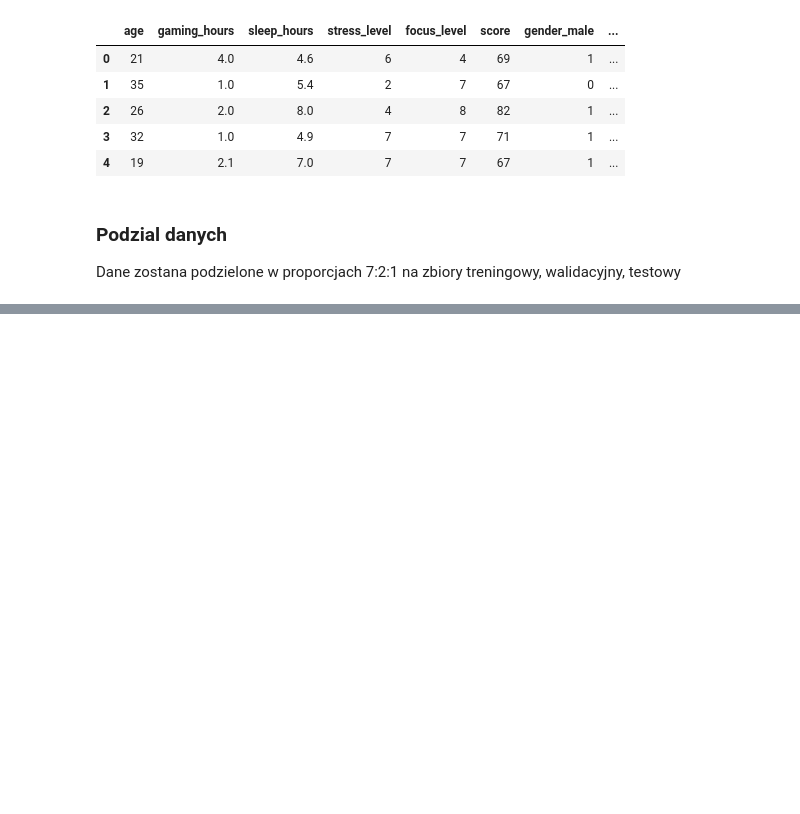
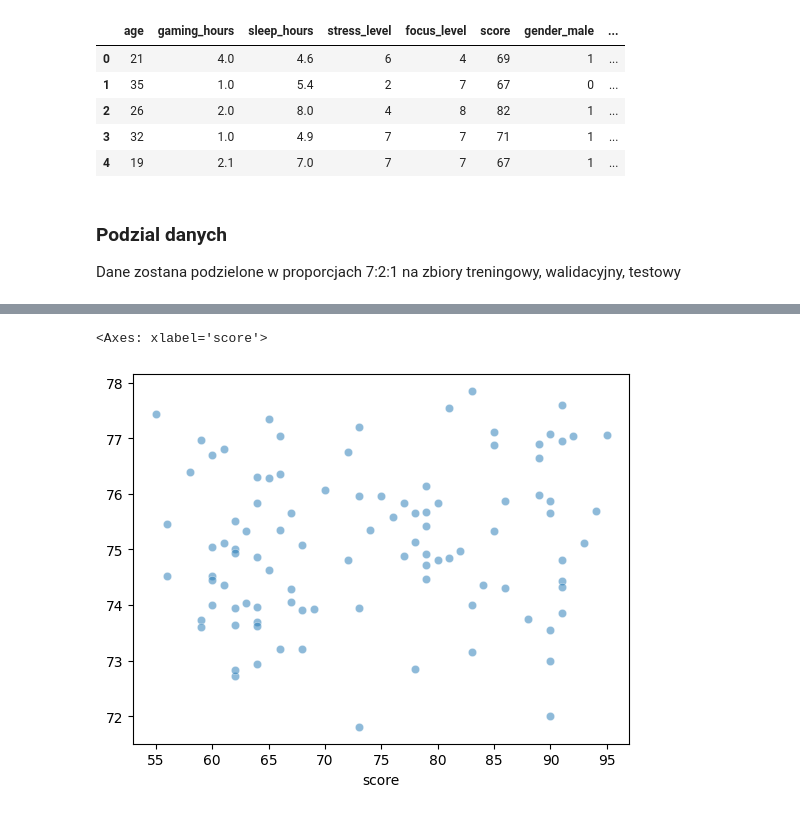
Before and after one commit to NewbieDuck/EWD_Projekt, a Jupyter notebook: notebooks/main.ipynb, the cells around one changed output, grey strips where cells are left out. Cells and saved outputs as stored; diff of their text form; code cells hidden in the pictures; blank space fills up the shorter version.

```diff
--- a/notebooks/main.ipynb
+++ b/notebooks/main.ipynb
@@ -112,0 +199,5 @@ print(x_test.count())
+# %%
+sn.scatterplot(x=y_test, y=y_pred, alpha=0.5)
+# %% [output]
+<Axes: xlabel='score'>
+[figure, added]
```
Also changed, not shown: parts of 16 cells of this notebook.
